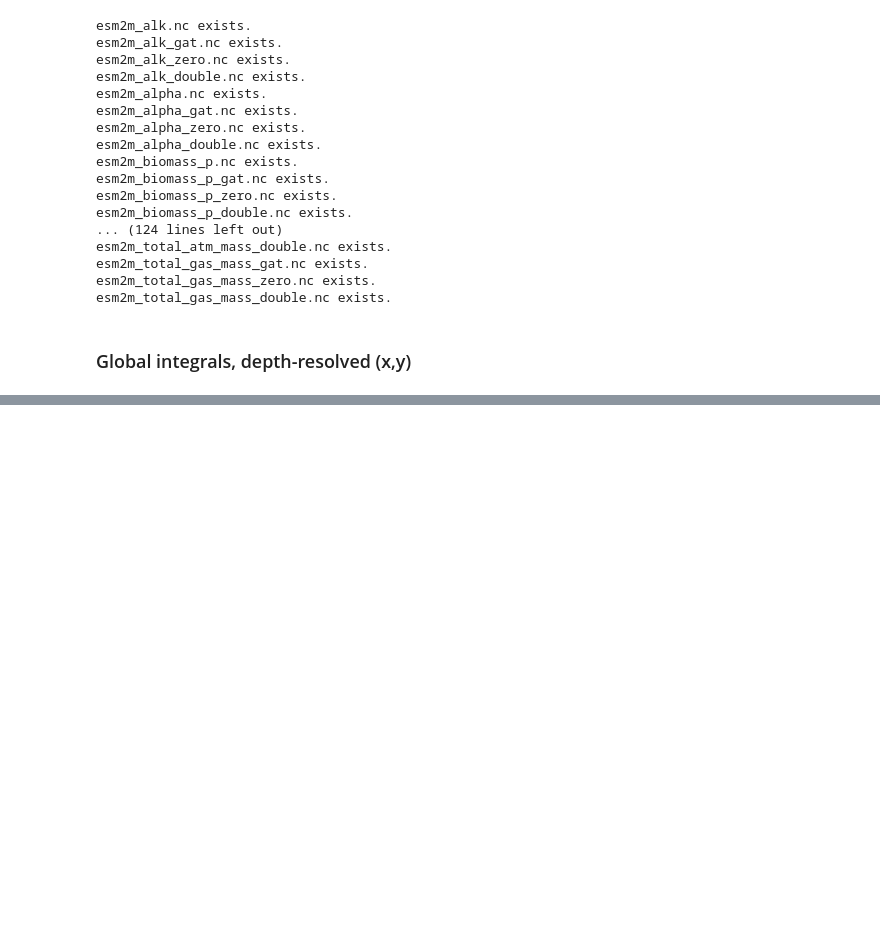
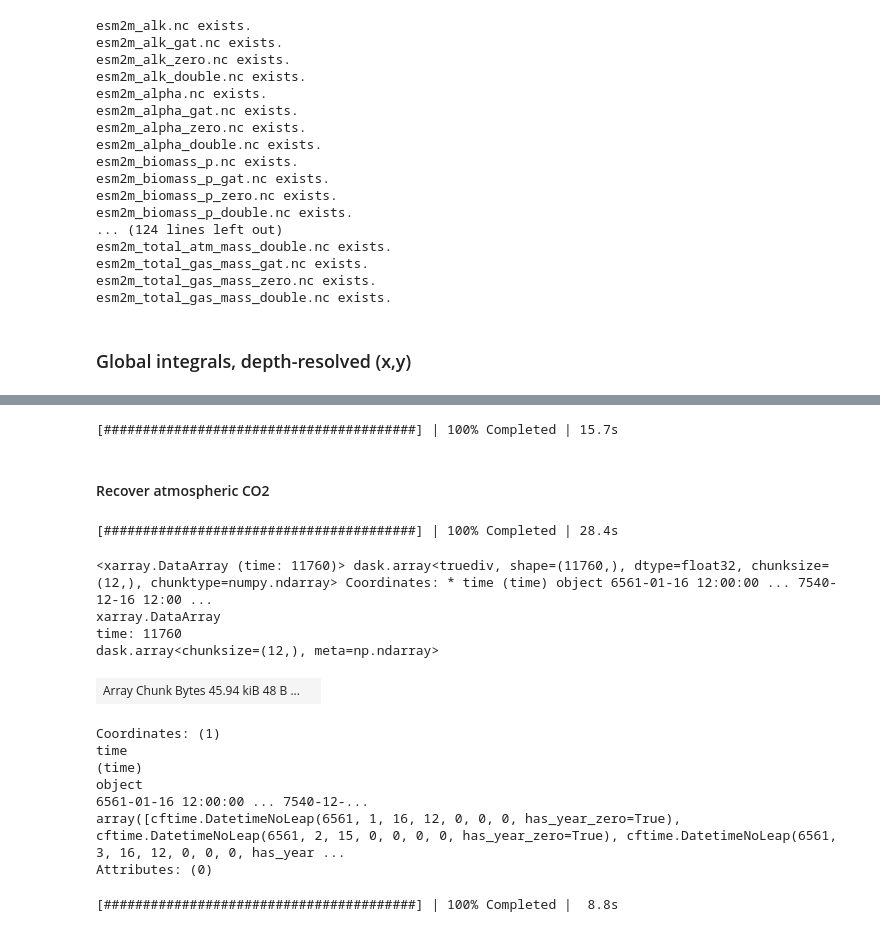
Before and after one commit to gmacgilchrist/bio-pump-timescales, a Jupyter notebook: notebooks/esm2m/calc_integrals.ipynb, the cells around one changed output, grey strips where cells are left out. Drawn from its saved outputs; the diff is of its cells as text; code cells hidden in the pictures; blank space fills up the shorter version.

```diff
--- a/notebooks/esm2m/calc_integrals.ipynb
+++ b/notebooks/esm2m/calc_integrals.ipynb
@@ -158,0 +181,51 @@ for variable in variables:
+# %%
+outroot = '/work/gam/projects/bio-pump-timescales/data/esm2m/processed/global_integrals/spinup/'
+with ProgressBar():
+    da.to_netcdf(outroot+'esm2m_jp_uptake_9999.nc')
+# %% [output]
+[########################################] | 100% Completed | 15.7s
+# %% [markdown]
+#### Recover atmospheric CO2
+# %%
+pathDict = {'pp':('/archive/Richard.Slater/Siena/'+
+                  'siena_201308_rds-c3-gat-slurm/'+
+                  'MOM5_SIS_BLING_CORE2-spinup-intel19/'+
+                  'gfdl.ncrc3-intel19-prod-openmp/pp'),
+           'ppname':'ocean_bling_ctrl_tracers',
+           'out':'ts',
+           'local':'monthly/20yr',
+           'time':'*',
+           'add':'delta_pco2'}
+dpco2 = gu.core.open_frompp(**pathDict).chunk({'time':12})
+pathDict['add'] = 'pco2_surf'
+spco2 = gu.core.open_frompp(**pathDict).chunk({'time':12})
+# %%
+da = dpco2['delta_pco2']+spco2['pco2_surf']
+da = da.weighted(grid['area_t']).mean(['xt_ocean','yt_ocean'])
+# %%
+outroot = '/work/gam/projects/bio-pump-timescales/data/esm2m/processed/global_integrals/spinup/'
+with ProgressBar():
+    da.to_netcdf(outroot+'esm2m_pco2_atm.nc')
+# %% [output]
+[########################################] | 100% Completed | 28.4s
+# %%
+da
+# %% [output]
+<xarray.DataArray (time: 11760)> dask.array<truediv, shape=(11760,), dtype=float32, chunksize=(12,), chunktype=numpy.ndarray> Coordinates: * time (time) object 6561-01-16 12:00:00 ... 7540-12-16 12:00 ...
+xarray.DataArray
+time: 11760
+dask.array<chunksize=(12,), meta=np.ndarray>
+| Array Chunk Bytes 45.94 kiB 48 B ... |  |
+Coordinates: (1)
+time
+(time)
+object
+6561-01-16 12:00:00 ... 7540-12-...
+array([cftime.DatetimeNoLeap(6561, 1, 16, 12, 0, 0, 0, has_year_zero=True), cftime.DatetimeNoLeap(6561, 2, 15, 0, 0, 0, 0, has_year_zero=True), cftime.DatetimeNoLeap(6561, 3, 16, 12, 0, 0, 0, has_year ...
+Attributes: (0)
+# %%
+outroot = '/work/gam/projects/bio-pump-timescales/data/esm2m/processed/global_integrals/spinup/'
+with ProgressBar():
+    da.to_netcdf(outroot+'esm2m_dic_stf.nc')
+# %% [output]
+[########################################] | 100% Completed |  8.8s
```
Also changed, not shown: parts of 7 cells of this notebook, 2 other files.
